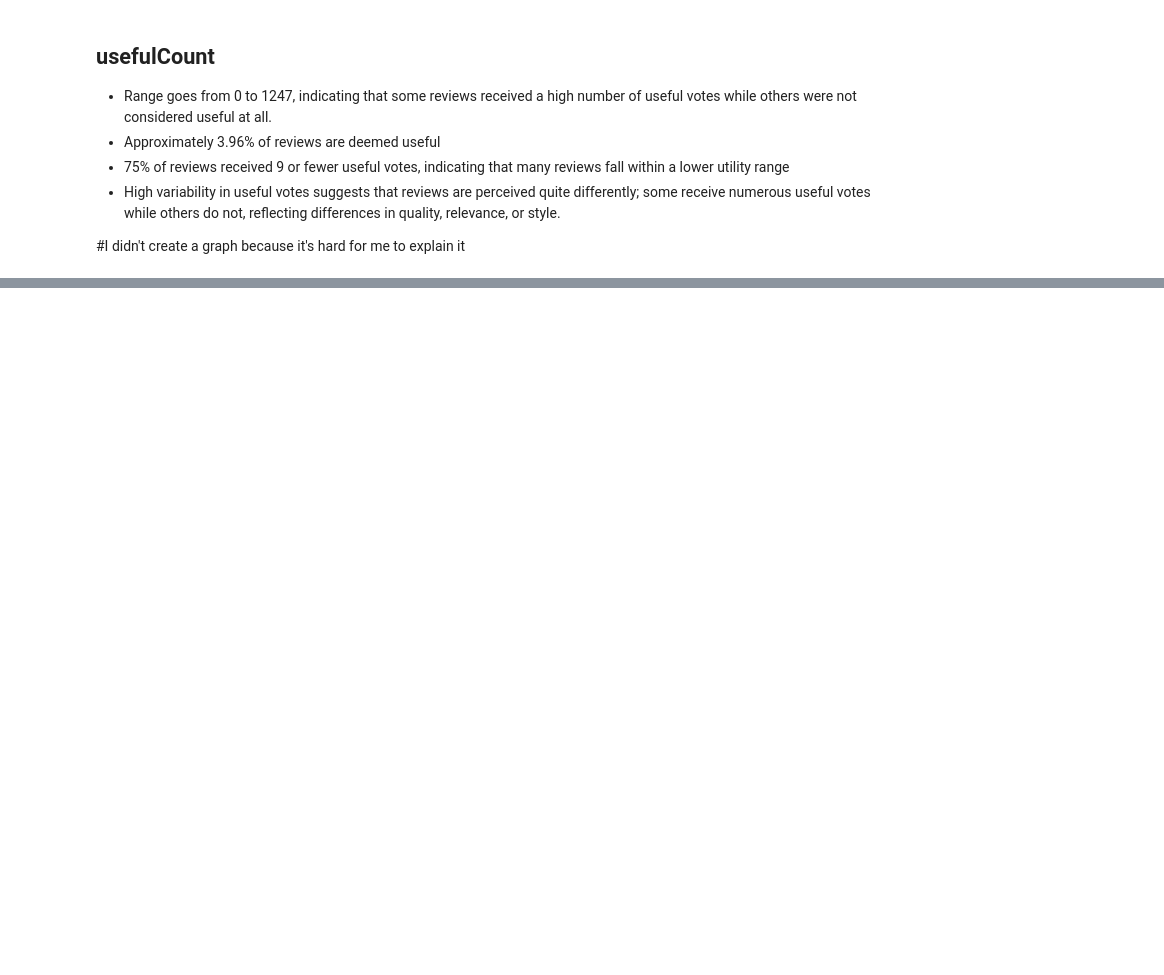
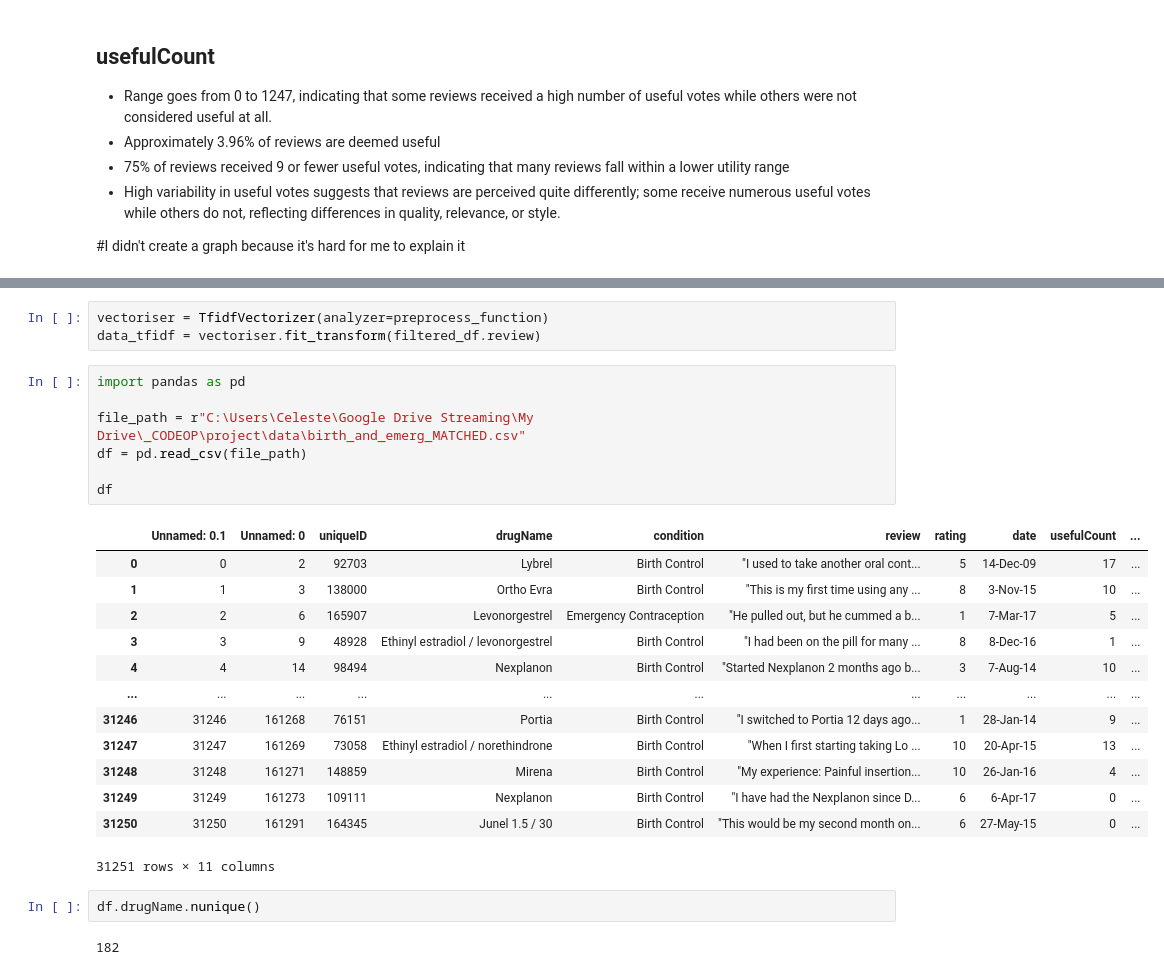
Before and after one commit to celefigs/collaborative_project, a Jupyter notebook: celes_copy.ipynb, the cells around one changed output, grey strips where cells are left out. Cells and saved outputs as stored; diff of their text form; blank space fills up the shorter version.

```diff
--- a/celes_copy.ipynb
+++ b/celes_copy.ipynb
@@ -129,0 +194,28 @@ plt.legend()
+# %%
+vectoriser = TfidfVectorizer(analyzer=preprocess_function)
+data_tfidf = vectoriser.fit_transform(filtered_df.review)
+# %%
+import pandas as pd
+
+file_path = r"C:\Users\Celeste\Google Drive Streaming\My Drive\_CODEOP\project\data\birth_and_emerg_MATCHED.csv"
+df = pd.read_csv(file_path)
+
+df
+# %% [output]
+|  | Unnamed: 0.1 | Unnamed: 0 | uniqueID | drugName | condition | review | rating | date | usefulCount | ... |
+| 0 | 0 | 2 | 92703 | Lybrel | Birth Control | "I used to take another oral cont... | 5 | 14-Dec-09 | 17 | ... |
+| 1 | 1 | 3 | 138000 | Ortho Evra | Birth Control | "This is my first time using any ... | 8 | 3-Nov-15 | 10 | ... |
+| 2 | 2 | 6 | 165907 | Levonorgestrel | Emergency Contraception | "He pulled out, but he cummed a b... | 1 | 7-Mar-17 | 5 | ... |
+| 3 | 3 | 9 | 48928 | Ethinyl estradiol / levonorgestrel | Birth Control | "I had been on the pill for many ... | 8 | 8-Dec-16 | 1 | ... |
+| 4 | 4 | 14 | 98494 | Nexplanon | Birth Control | "Started Nexplanon 2 months ago b... | 3 | 7-Aug-14 | 10 | ... |
+| ... | ... | ... | ... | ... | ... | ... | ... | ... | ... | ... |
+| 31246 | 31246 | 161268 | 76151 | Portia | Birth Control | "I switched to Portia 12 days ago... | 1 | 28-Jan-14 | 9 | ... |
+| 31247 | 31247 | 161269 | 73058 | Ethinyl estradiol / norethindrone | Birth Control | "When I first starting taking Lo ... | 10 | 20-Apr-15 | 13 | ... |
+| 31248 | 31248 | 161271 | 148859 | Mirena | Birth Control | "My experience: Painful insertion... | 10 | 26-Jan-16 | 4 | ... |
+| 31249 | 31249 | 161273 | 109111 | Nexplanon | Birth Control | "I have had the Nexplanon since D... | 6 | 6-Apr-17 | 0 | ... |
+| 31250 | 31250 | 161291 | 164345 | Junel 1.5 / 30 | Birth Control | "This would be my second month on... | 6 | 27-May-15 | 0 | ... |
+31251 rows × 11 columns
+# %%
+df.drugName.nunique()
+# %% [output]
+182
```
Also changed, not shown: parts of 12 cells of this notebook.
